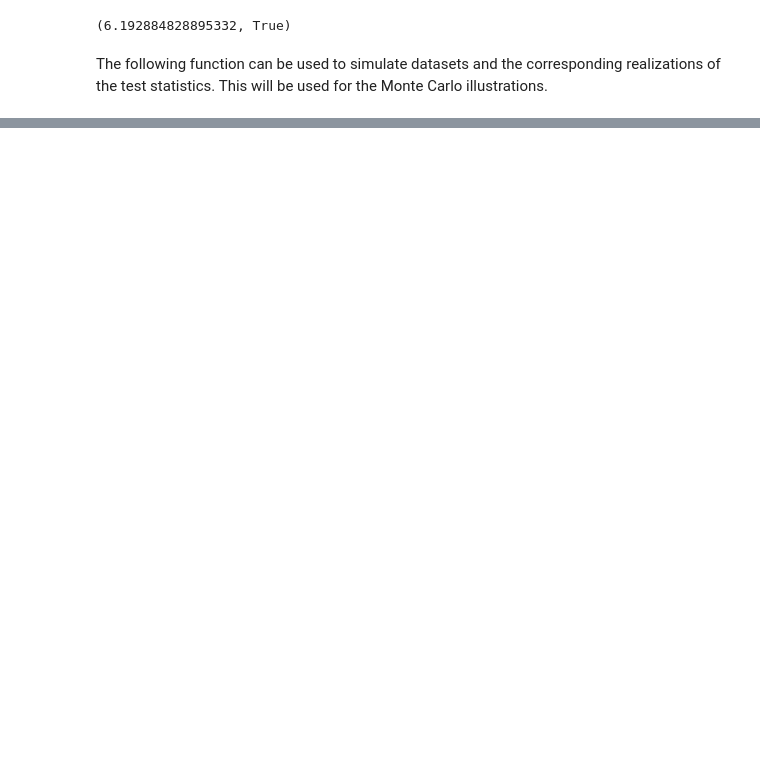
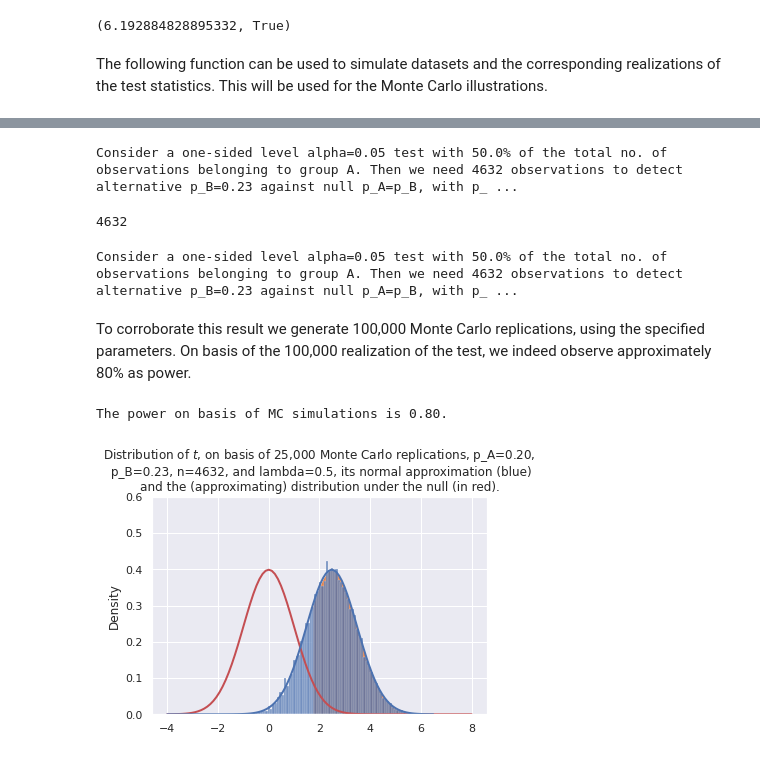
Before and after one commit to ramonVDAKKER/tutorial-AB-testing, a Jupyter notebook: AB_testing_explained.ipynb, the cells around one changed output, grey strips where cells are left out. Drawn from its saved outputs; the diff is of its cells as text; code cells hidden in the pictures; blank space fills up the shorter version.

```diff
--- a/AB_testing_explained.ipynb
+++ b/AB_testing_explained.ipynb
@@ -232,0 +89,2 @@ img.save("sample_size_verified.gif")
+# %%
+simulate_distribution(.2, 50, .3, 40, alpha, 10)
@@ -232,0 +243,9 @@ img.save("sample_size_verified.gif")
+# %%
+n = 1000
+fraction_A = .5
+p_A = .2
+p_B = .23
+p = power_on_basis_of_MC(n, fraction_A, p_A, p_B, alpha, num_replications)
+print(f"The power on basis of MC simulations is {p:.2f}.")
+p = power_on_basis_of_aa(n, fraction_A, p_A, p_B, alpha)
+print(f"The power on basis of asymptotic approximation is {p:2f}.")
@@ -232,0 +283,42 @@ img.save("sample_size_verified.gif")
+# %%
+def required_total_sample_size(fraction_A: float, p_A: float, p_B: float,
+                               desired_power: float, alpha:
+                               float = .05) -> int:
+    """"This functions determines the sample size n that one needs to achieve
+    desired_power as power. Note that p_B > p_A is required."""
+    term_1 = norm.ppf(1 - alpha) - norm.ppf(1 - desired_power)
+    term_2 = np.sqrt(p_A * (1 - p_A) / fraction_A
+                     + p_B * (1 - p_B) / (1 - fraction_A)) / (p_B - p_A)
+    n = int(np.ceil(math.pow(term_1 * term_2, 2)))
+    print(f"Consider a one-sided level alpha={alpha} test with "
+          + f"{100*fraction_A}% of the total no. of observations belonging to "
+          + f"group A. Then we need {n} observations to detect alternative "
+          + f"p_B={p_B} against null p_A=p_B, with p_A={p_A}, with "
+          + f"power={desired_power}.")
+    return n
+
+
+required_total_sample_size(.5, .2, .23, .8, alpha)
+# %% [output]
+Consider a one-sided level alpha=0.05 test with 50.0% of the total no. of observations belonging to group A. Then we need 4632 observations to detect alternative p_B=0.23 against null p_A=p_B, with p_ ...
+4632
+# %%
+# Example:
+fraction_A = .5
+p_A = .2
+p_B = .23
+power_detecting_min_p_B = .80  # required powe to detect alternative p_B
+alpha = .05  # asymptotic size of test
+n_req = required_total_sample_size(fraction_A, p_A, p_B,
+                                   power_detecting_min_p_B, alpha)
+# %% [output]
+Consider a one-sided level alpha=0.05 test with 50.0% of the total no. of observations belonging to group A. Then we need 4632 observations to detect alternative p_B=0.23 against null p_A=p_B, with p_ ...
+# %% [markdown]
+To corroborate this result we generate 100,000 Monte Carlo replications, using the specified parameters. On basis of the 100,000 realization of the test, we indeed observe approximately 80\% as power.
+# %%
+p = power_on_basis_of_MC(n_req, fraction_A, p_A, p_B, alpha, num_replications)
+print(f"The power on basis of MC simulations is {p:.2f}.")
+MC_power(n_req, fraction_A, p_A, p_B, alpha, num_replications)
+# %% [output]
+The power on basis of MC simulations is 0.80.
+[figure, added]
```
Also changed, not shown: parts of 56 cells of this notebook.
